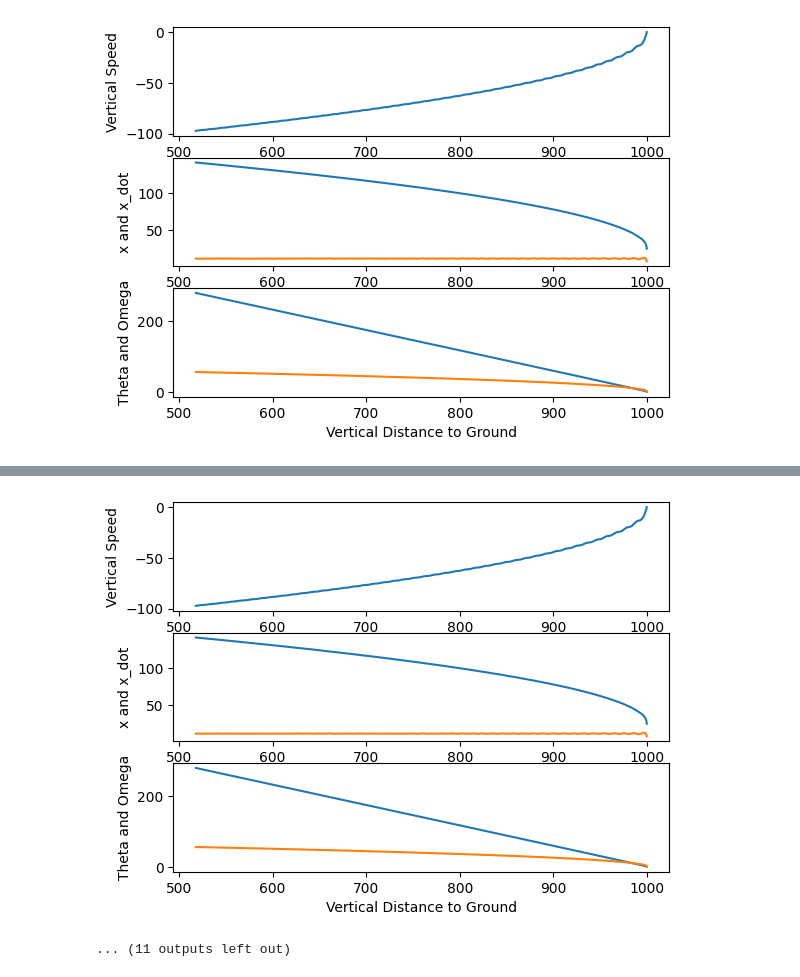
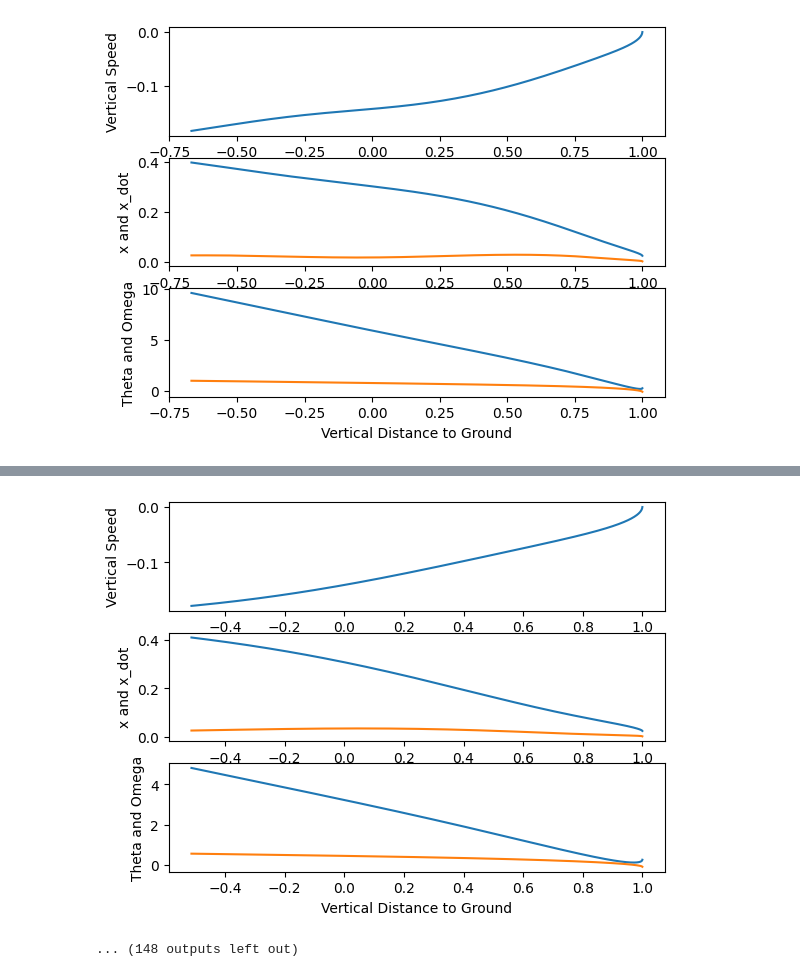
Before and after one commit to ttjohn13/MAE598, a Jupyter notebook: Project 1/Project 1.ipynb, the cells around one changed output, grey strips where cells are left out. Saved outputs shown, nothing was run; the diff lists cells and outputs as text; code cells hidden in the pictures.

```diff
--- a/Project 1/Project 1.ipynb
+++ b/Project 1/Project 1.ipynb
@@ -14,12 +14,12 @@ import matplotlib.pyplot as plt
 
 logger = logging.getLogger(__name__)
 
-FRAME_TIME = 0.01
-GRAVITY_ACCEL = 9.81
-BOOST_ACCEL = 14.715
-L_center_of_gravity = 5
+FRAME_TIME = 0.1
+GRAVITY_ACCEL = 9.81 / 1000
+BOOST_ACCEL = 14.715 / 1000
+L_center_of_gravity = 5 / 1000
 
-PLATFORM_WIDTH = 25
+PLATFORM_WIDTH = 25 / 1000
 
 class Dynmaics(nn.Module):
 
@@ -41,19 +41,14 @@ class Dynmaics(nn.Module):
         """
         delta_state_gravity = t.tensor([0., -GRAVITY_ACCEL * FRAME_TIME, 0., 0., 0., 0])
 
-        #Thrust Calculations
-        state_tensor = torch.zeros((6))
-        state_tensor[1] = torch.cos(state[4] + action[1])
-        state_tensor[3] = torch.sin(state[4] + action[1])
-        delta_state_thrust = BOOST_ACCEL * FRAME_TIME * torch.mul(state_tensor, action[0])
+        #Thrust and omega Calculations
+        state_tensor = torch.zeros((6,2))
+        state_tensor[1, 0] = torch.cos(state[4] + action[1])
+        state_tensor[3, 0] = torch.sin(state[4] + action[1])
+        state_tensor[5, 1] = 4 / L_center_of_gravity * t.sin(action[1]) * action[0]
+        delta_state_thrust = BOOST_ACCEL * FRAME_TIME * torch.matmul(action, t.t(state_tensor))
 
-        #omega calculations
-        state_tensor_omega = torch.zeros((6))
-        state_tensor_omega[4] = torch.sin(action[1])
-        delta_state_omega = 4 * BOOST_ACCEL / L_center_of_gravity * FRAME_TIME * t.mul(t.tensor([0., 0., 0., 0., 0., 1]), action[0])
-
-
-        state = state + delta_state_thrust + delta_state_gravity + delta_state_omega
+        state = state + delta_state_thrust + delta_state_gravity
 
         step_mat = t.tensor([[1., FRAME_TIME, 0., 0., 0., 0.],
                             [0., 1., 0., 0., 0., 0.],
@@ -61,7 +56,7 @@ class Dynmaics(nn.Module):
                              [0., 0., 0., 1., 0., 0.],
                              [0., 0., 0., 0., 1., FRAME_TIME],
                              [0., 0., 0., 0., 0., 1]])
-        state = t.matmul(step_mat, state)
+        state = t.t(t.matmul(step_mat, state.t()))
 
         return state
 
@@ -79,8 +74,13 @@ class Controller(nn.Module):
             nn.Linear(dim_input, dim_hidden),
             nn.Tanh(),
             nn.Linear(dim_hidden, dim_output),
+            nn.Sigmoid(),
+            nn.Linear(dim_output, dim_input),
+            nn.ELU(),
+            nn.Linear(dim_input, dim_output),
             nn.Sigmoid()
         )
+
     def forward(self, state):
         action = self.network(state)
         return action
@@ -109,11 +109,11 @@ class Simulation(nn.Module):
 
     @staticmethod
     def initialize_state():
-        state = [1000., 0., 25., 8., 15 * math.pi / 180, - 0.1] # need initial conditions
+        state = [1., 0., .025, .003, 15 * math.pi / 180, -0.1] # need initial conditions
         return t.tensor(state, requires_grad=False).float()
 
     def error(self, state, state_trajectory):
-        termination_error = (state[0] - L_center_of_gravity)**2 + state[1]**2 + state[2]**2 + state[3]**2 + state[4]**2 + state[5]**2
+        termination_error = (state[0] - L_center_of_gravity)**2 + state[1]**2 + state[3]**2 + state[4]**2 + state[5]**2
         #boolean = state_trajectory[:, 0] <= 0
         #boolean = 1 * boolean
         #transient_error = t.matmul( t.transpose(boolean, 0, 1), state_trajectory[:,1]) **2
@@ -123,7 +123,7 @@ class Optimize:
     def __init__(self, simulation):
         self.simulation = simulation
         self.parameters = simulation.controller.parameters()
-        self.optimizer = optim.SGD(self.parameters, lr=0.1)
+        self.optimizer = optim.LBFGS(self.parameters, lr=0.05)
 
     def step(self):
         def closure():
@@ -164,13 +164,13 @@ class Optimize:
         plt.legend
 
 
-T = 1000
+T = 200
 dim_input = 6
-dim_hidden = 10
+dim_hidden = 24
 dim_output = 2
 d = Dynmaics()
 c = Controller(dim_input, dim_hidden, dim_output)
 s = Simulation(c, d, T)
 o = Optimize(s)
-o.train(40)
+o.train(80)
 # %% [output]
@@ -186 +186 @@ o.train(40)
-[figure, old version]
+[figure, new version]
@@ -188,2 +188,2 @@ o.train(40)
-[figure, old version]
+[figure, new version]
-... (11 outputs left out)
+... (148 outputs left out)
```
Also changed, not shown: parts of 1 cell of this notebook, 2 other files.
